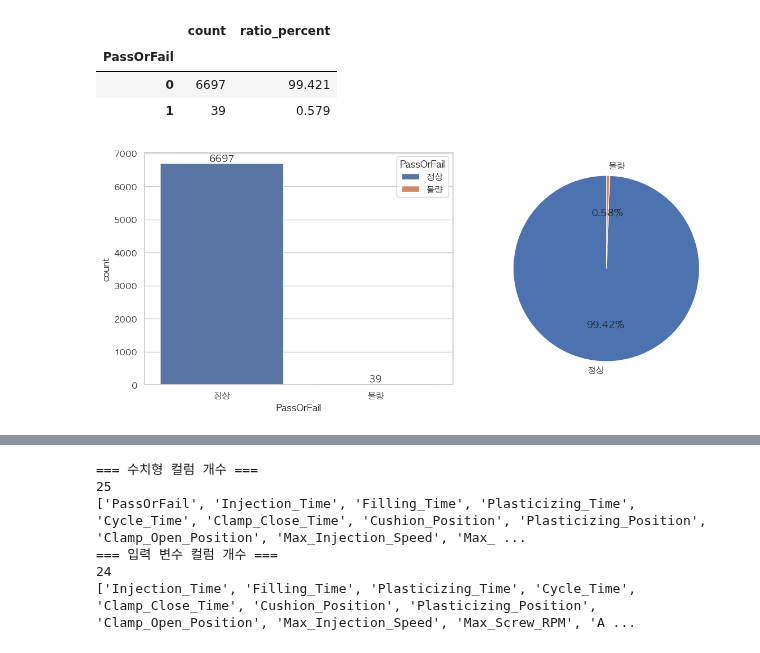
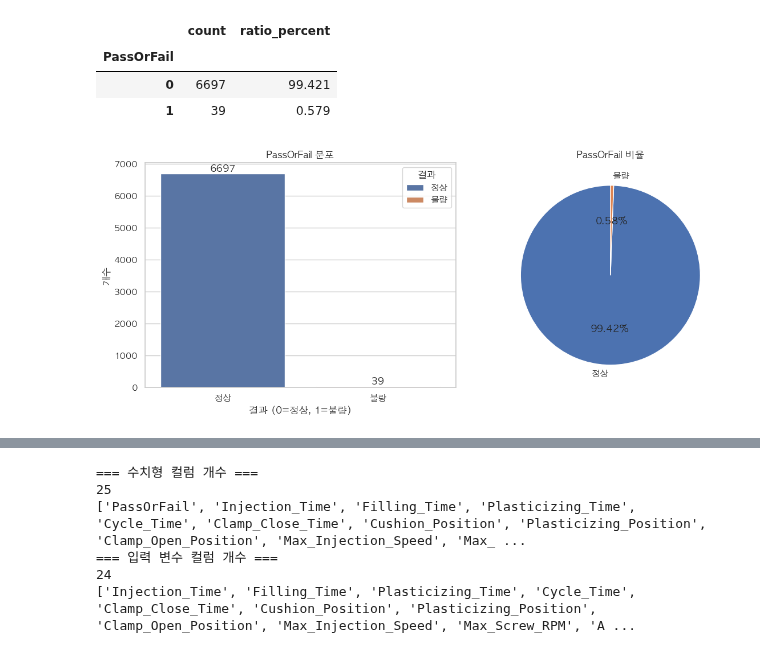
Before and after one commit to sungback/ML01, a Jupyter notebook: work/day3-2-cn7-eda.ipynb, the cells around one changed output, grey strips where cells are left out. Saved outputs shown, nothing was run; the diff lists cells and outputs as text; code cells hidden in the pictures.

```diff
--- a/work/day3-2-cn7-eda.ipynb
+++ b/work/day3-2-cn7-eda.ipynb
@@ -293,29 +189,42 @@ display(target_summary)
 | PassOrFail |  |  |
 | 0 | 6697 | 99.421 |
 | 1 | 39 | 0.579 |
-# %%
-plt.figure(figsize=(12, 5))
-plt.subplot(1, 2, 1)
-# ax = sns.countplot(data=df, x='PassOrFail', hue='PassOrFail', dodge=False)
-ax = sns.countplot(data=df.replace({'PassOrFail': {0: '정상', 1: '불량'}}),
-                   x='PassOrFail', hue='PassOrFail', dodge=False, legend=True)
-for container in ax.containers:
-    ax.bar_label(container)
-# plt.title("PassOrFail 분포")
-# plt.xlabel("PassOrFail (0=정상, 1=불량)")
-## plt.xticks(ticks=[0, 1], labels=['정상', '불량'])
-# ax.set_xticks([0, 1])
-# ax.set_xticklabels(['정상', '불량'])
-# plt.ylabel("개수")
-plt.subplot(1, 2, 2)
-df['PassOrFail'].value_counts().sort_index().plot.pie(
-    autopct="%.2f%%",
-    startangle=90,
-    labels=["정상", "불량"]
-)
-# plt.title("PassOrFail 비율")
-plt.ylabel("")
-plt.tight_layout()
-plt.show()
-# %% [output]
-[figure, removed]
+# %%
+import matplotlib.pyplot as plt
+import seaborn as sns
+
+plt.figure(figsize=(12, 5))
+
+# 1. 왼쪽: Countplot (분포)
+plt.subplot(1, 2, 1)
+# data=df 로 수정, hue를 지정하여 색상 구분 및 범례 생성 기반 마련
+ax = sns.countplot(data=df, x='PassOrFail', hue='PassOrFail', dodge=False)
+
+# 바 위에 숫자 표시
+for container in ax.containers:
+    ax.bar_label(container)
+
+# x축 눈금을 [0, 1]에서 ['정상', '불량']으로 변경
+plt.xticks(ticks=[0, 1], labels=['정상', '불량'])
+
+# 범례(Legend) 추가
+plt.legend(title='결과', labels=['정상', '불량'])
+
+plt.title("PassOrFail 분포")
+plt.xlabel("결과 (0=정상, 1=불량)")
+plt.ylabel("개수")
+
+# 2. 오른쪽: Pie Chart (비율)
+plt.subplot(1, 2, 2)
+df['PassOrFail'].value_counts().sort_index().plot.pie(
+    autopct="%.2f%%",
+    startangle=90,
+    labels=["정상", "불량"]
+)
+plt.title("PassOrFail 비율")
+plt.ylabel("")
+
+plt.tight_layout()
+plt.show()
+# %% [output]
+[figure, added]
```
Also changed, not shown: parts of 19 cells of this notebook, 1 other file.
